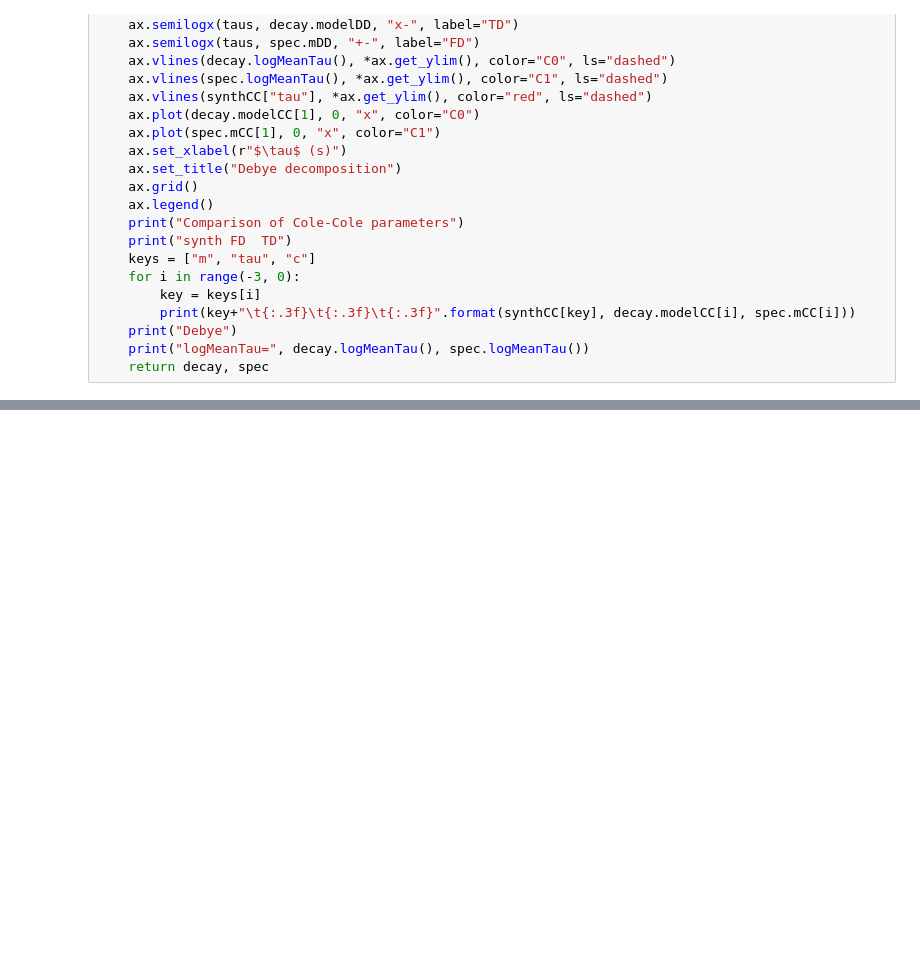
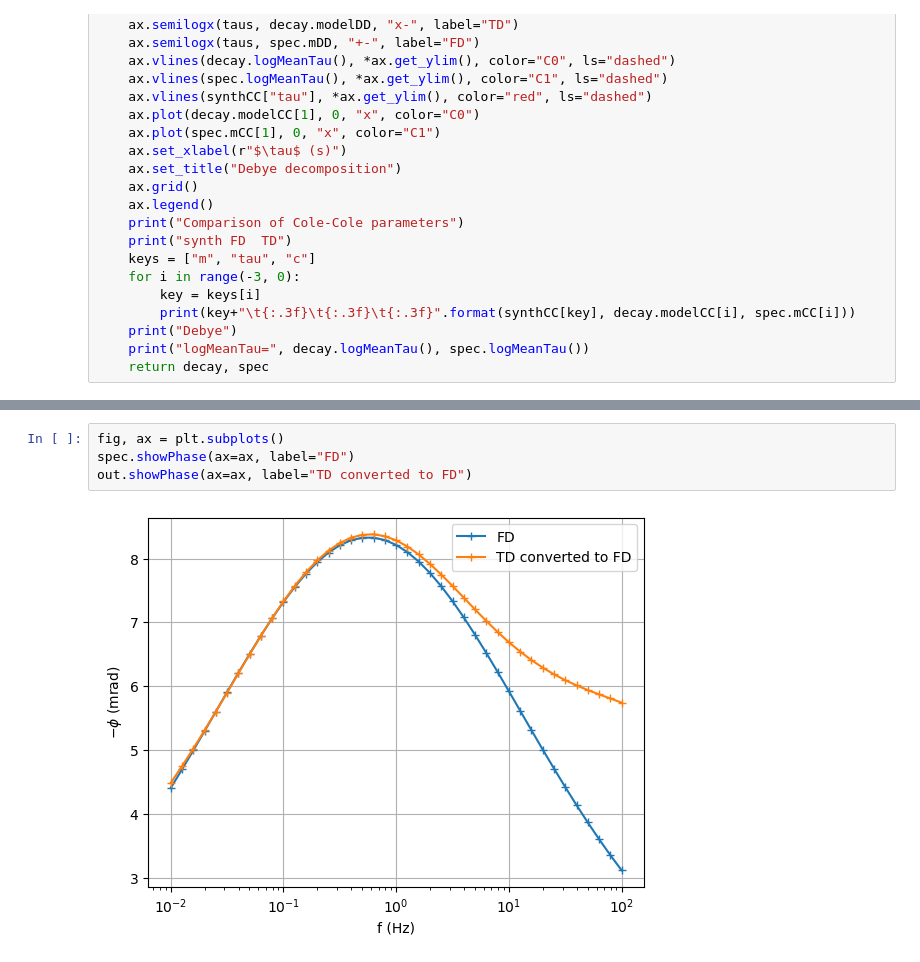
Before and after one commit to halbmy/pyGIMLi-workshop, a Jupyter notebook: 7_TDFD/testTDFDspec.ipynb, the cells around one changed output, grey strips where cells are left out. Drawn from its saved outputs; the diff is of its cells as text; blank space fills up the shorter version.

```diff
--- a/7_TDFD/testTDFDspec.ipynb
+++ b/7_TDFD/testTDFDspec.ipynb
@@ -87,0 +78,6 @@ array([0.00140985, 0.0014175 , 0.00143233, 0.0014462 , 0.00145905,
+# %%
+fig, ax = plt.subplots()
+spec.showPhase(ax=ax, label="FD")
+out.showPhase(ax=ax, label="TD converted to FD")
+# %% [output]
+[figure, added]
```
Also changed, not shown: parts of 8 cells of this notebook, 21 other files.
